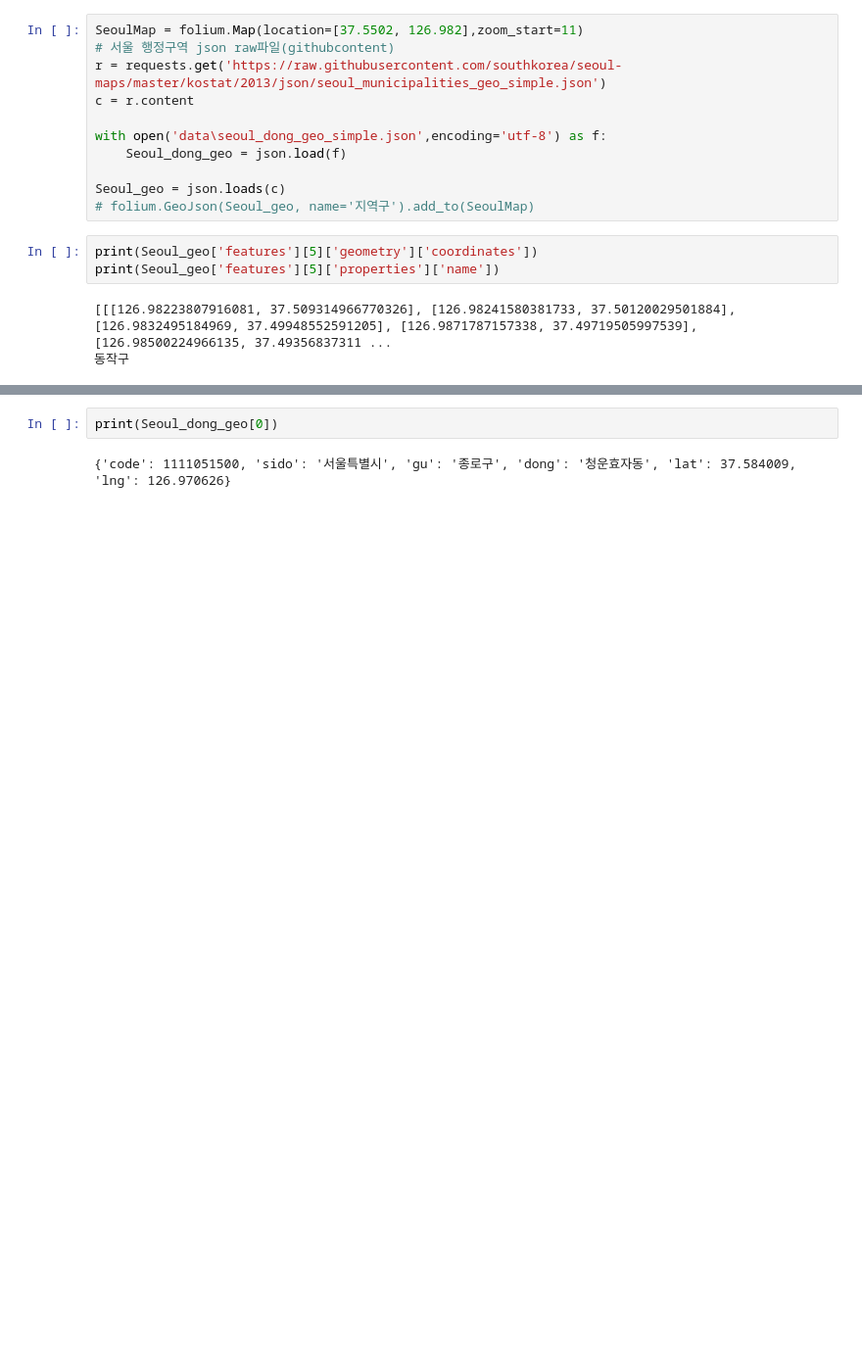
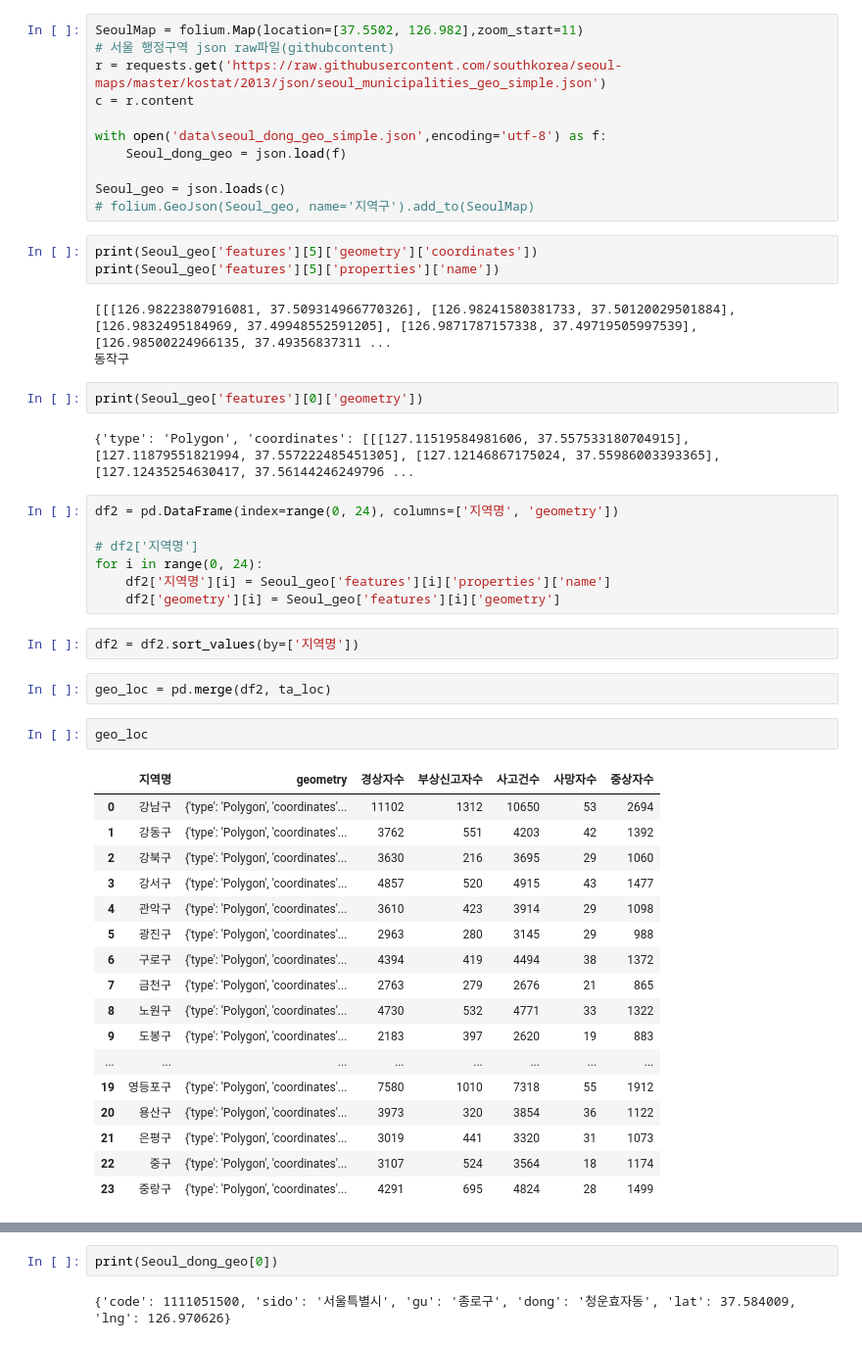
Before and after one commit to JJungEEun/TAnumber_prediction, a Jupyter notebook: 지역별 교통사고 데이터.ipynb, the cells around one changed output, grey strips where cells are left out. Shown at 98% size. Saved outputs shown, nothing was run; the diff lists cells and outputs as text; blank space fills up the shorter version.

```diff
--- a/지역별 교통사고 데이터.ipynb
+++ b/지역별 교통사고 데이터.ipynb
@@ -234,3 +231,38 @@ print(Seoul_geo['features'][5]['properties']['name'])
 # %% [output]
 [[[126.98223807916081, 37.509314966770326], [126.98241580381733, 37.50120029501884], [126.9832495184969, 37.49948552591205], [126.9871787157338, 37.49719505997539], [126.98500224966135, 37.49356837311 ...
 동작구
+# %%
+print(Seoul_geo['features'][0]['geometry'])
+# %% [output]
+{'type': 'Polygon', 'coordinates': [[[127.11519584981606, 37.557533180704915], [127.11879551821994, 37.557222485451305], [127.12146867175024, 37.55986003393365], [127.12435254630417, 37.56144246249796 ...
+# %%
+df2 = pd.DataFrame(index=range(0, 24), columns=['지역명', 'geometry'])
+
+# df2['지역명']
+for i in range(0, 24):
+    df2['지역명'][i] = Seoul_geo['features'][i]['properties']['name']
+    df2['geometry'][i] = Seoul_geo['features'][i]['geometry']
+# %%
+df2 = df2.sort_values(by=['지역명'])
+# %%
+geo_loc = pd.merge(df2, ta_loc)
+# %%
+geo_loc
+# %% [output]
+|  | 지역명 | geometry | 경상자수 | 부상신고자수 | 사고건수 | 사망자수 | 중상자수 |
+| 0 | 강남구 | {'type': 'Polygon', 'coordinates'... | 11102 | 1312 | 10650 | 53 | 2694 |
+| 1 | 강동구 | {'type': 'Polygon', 'coordinates'... | 3762 | 551 | 4203 | 42 | 1392 |
+| 2 | 강북구 | {'type': 'Polygon', 'coordinates'... | 3630 | 216 | 3695 | 29 | 1060 |
+| 3 | 강서구 | {'type': 'Polygon', 'coordinates'... | 4857 | 520 | 4915 | 43 | 1477 |
+| 4 | 관악구 | {'type': 'Polygon', 'coordinates'... | 3610 | 423 | 3914 | 29 | 1098 |
+| 5 | 광진구 | {'type': 'Polygon', 'coordinates'... | 2963 | 280 | 3145 | 29 | 988 |
+| 6 | 구로구 | {'type': 'Polygon', 'coordinates'... | 4394 | 419 | 4494 | 38 | 1372 |
+| 7 | 금천구 | {'type': 'Polygon', 'coordinates'... | 2763 | 279 | 2676 | 21 | 865 |
+| 8 | 노원구 | {'type': 'Polygon', 'coordinates'... | 4730 | 532 | 4771 | 33 | 1322 |
+| 9 | 도봉구 | {'type': 'Polygon', 'coordinates'... | 2183 | 397 | 2620 | 19 | 883 |
+| ... | ... | ... | ... | ... | ... | ... | ... |
+| 19 | 영등포구 | {'type': 'Polygon', 'coordinates'... | 7580 | 1010 | 7318 | 55 | 1912 |
+| 20 | 용산구 | {'type': 'Polygon', 'coordinates'... | 3973 | 320 | 3854 | 36 | 1122 |
+| 21 | 은평구 | {'type': 'Polygon', 'coordinates'... | 3019 | 441 | 3320 | 31 | 1073 |
+| 22 | 중구 | {'type': 'Polygon', 'coordinates'... | 3107 | 524 | 3564 | 18 | 1174 |
+| 23 | 중랑구 | {'type': 'Polygon', 'coordinates'... | 4291 | 695 | 4824 | 28 | 1499 |
```
Also changed, not shown: parts of 9 cells of this notebook.
